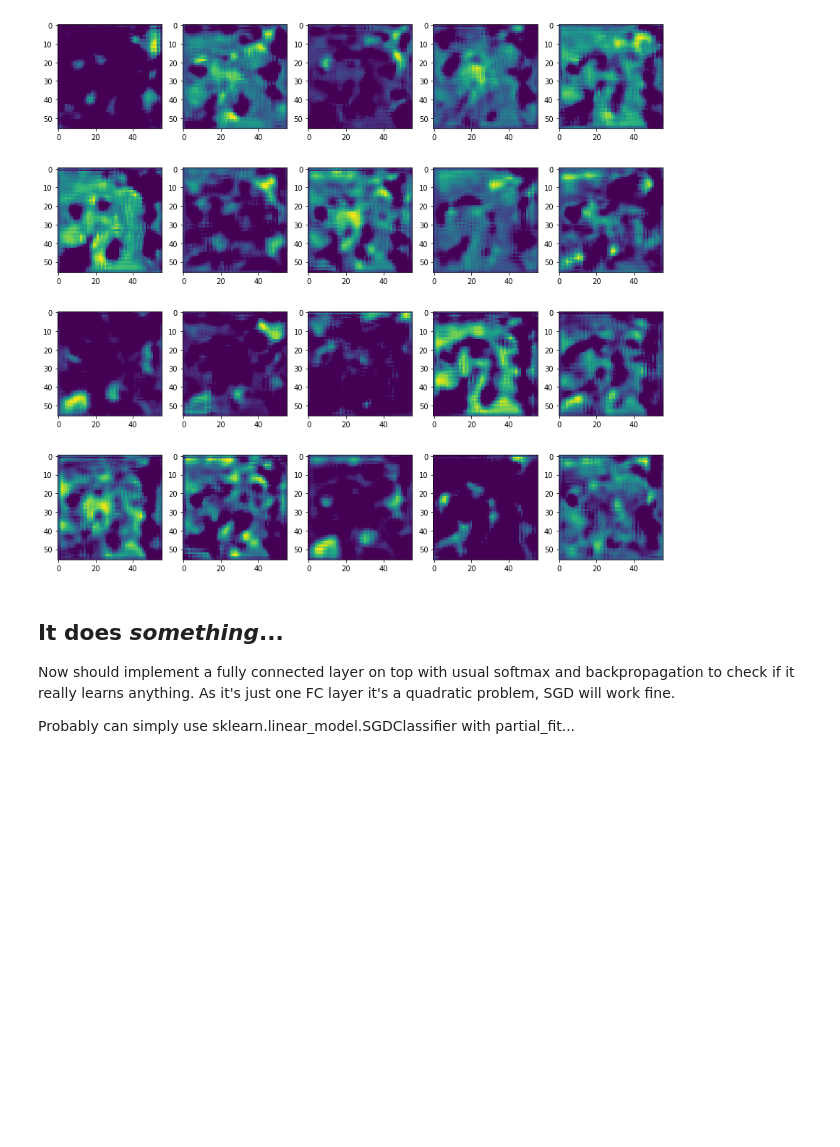
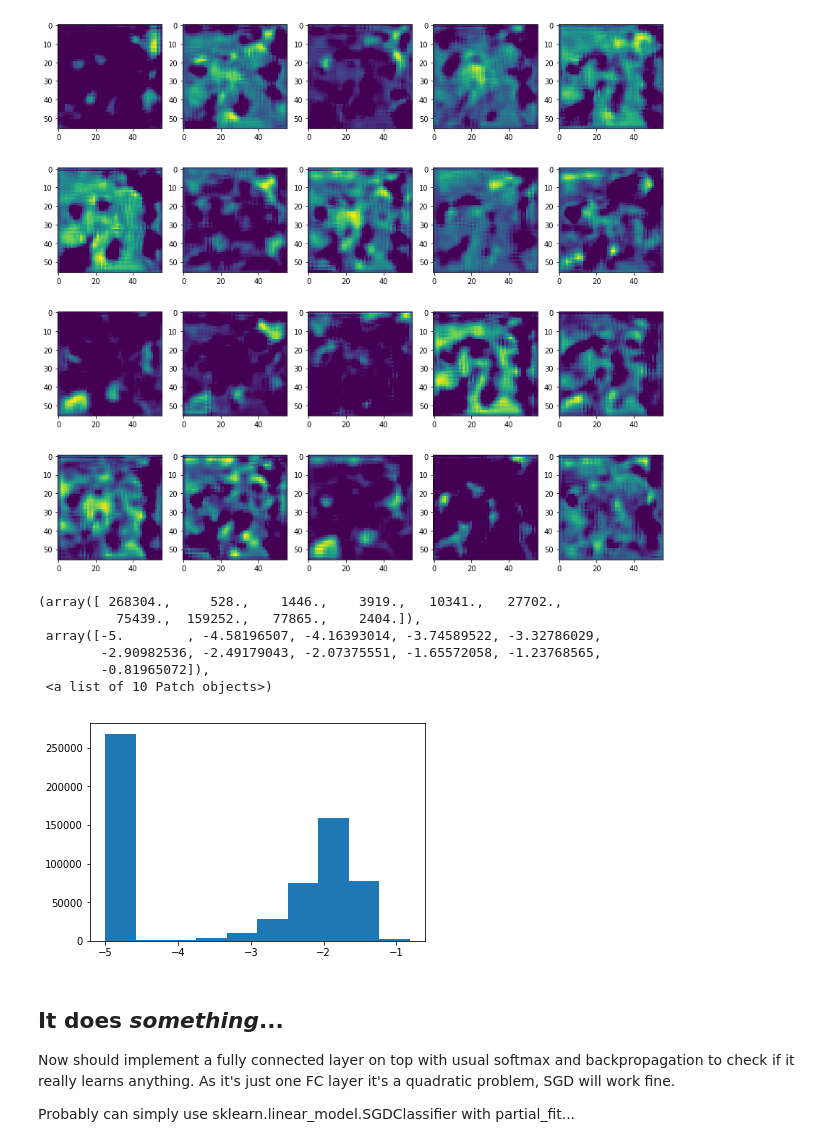
Before and after one commit to mspinaci/deep-learning-examples, a Jupyter notebook: Try without Keras.ipynb, the cells around one changed output. Cells and saved outputs as stored; diff of their text form; code cells hidden in the pictures; blank space fills up the shorter version.

```diff
--- a/Try without Keras.ipynb
+++ b/Try without Keras.ipynb
@@ -118,6 +125,16 @@ for i in range(model.layers[-1].output_shape[-1]):
         axes[i].imshow(y[j,:,:,i])
 # %% [output]
 [figure]
+# %%
+plt.hist(np.log10(y.flatten()+1e-5))
+# %% [output]
+(array([ 268304.,     528.,    1446.,    3919.,   10341.,   27702.,
+          75439.,  159252.,   77865.,    2404.]),
+ array([-5.        , -4.58196507, -4.16393014, -3.74589522, -3.32786029,
+        -2.90982536, -2.49179043, -2.07375551, -1.65572058, -1.23768565,
+        -0.81965072]),
+ <a list of 10 Patch objects>)
+[figure, added]
 # %% [markdown]
 ## It does *something*...
 Now should implement a fully connected layer on top with usual softmax and backpropagation to check if it really learns anything. As it's just one FC layer it's a quadratic problem, SGD will work fine.
```
Also changed, not shown: parts of 24 cells of this notebook, 1 other file.
